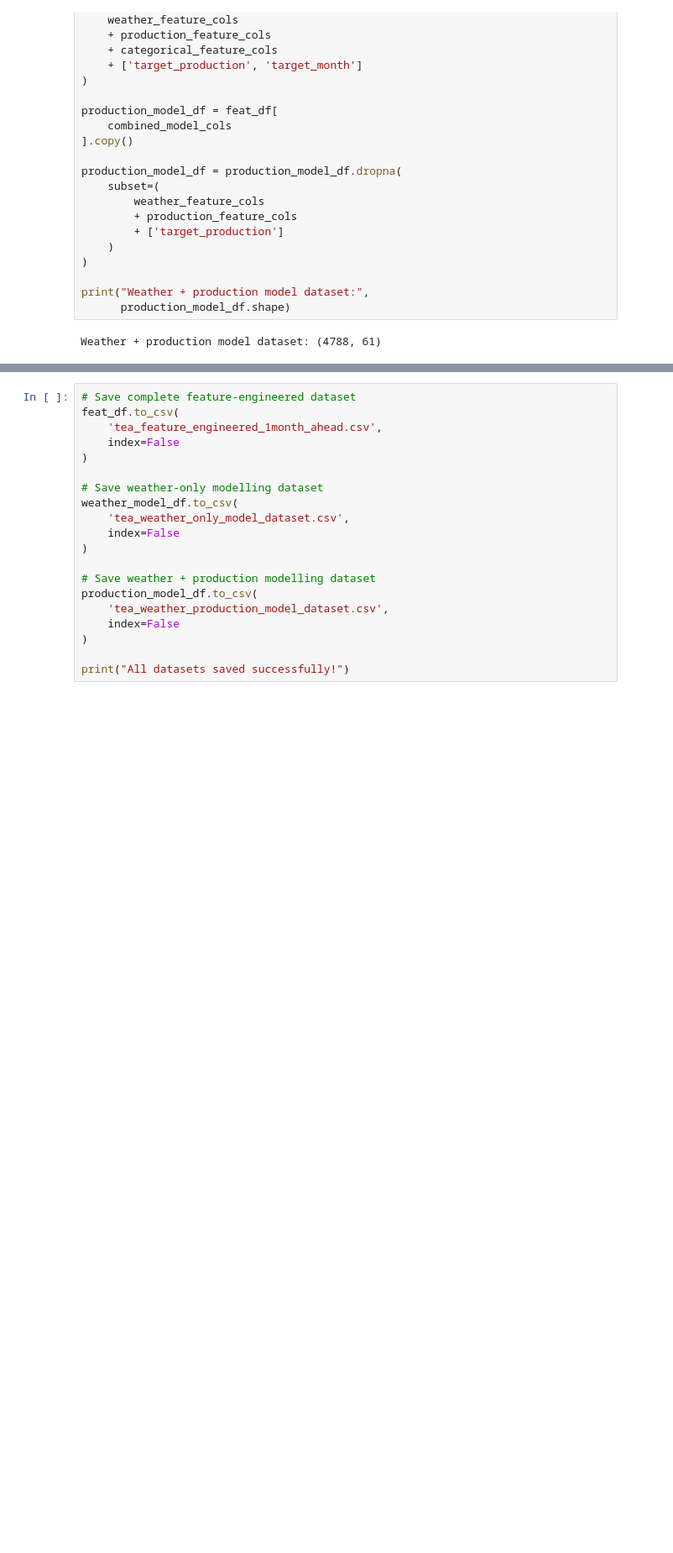
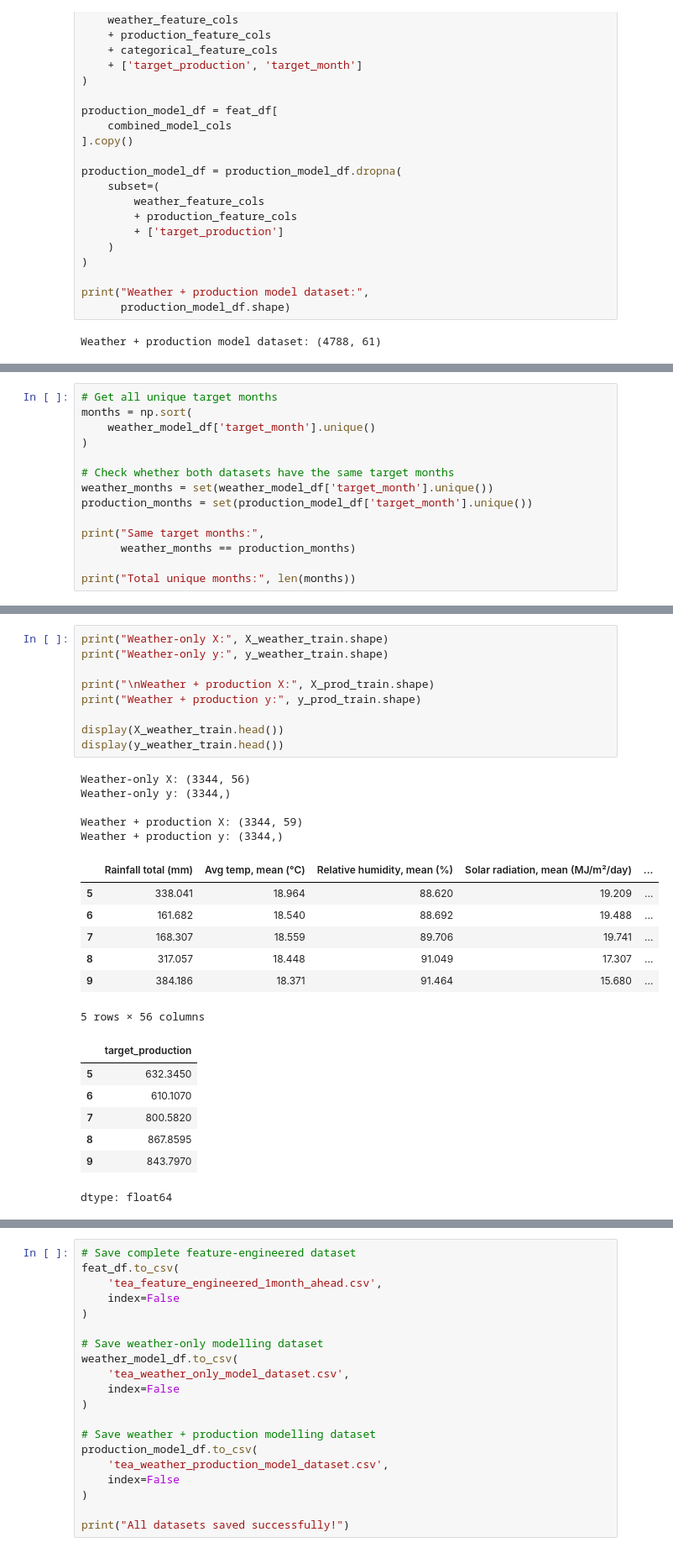
Before and after one commit to methasha20250805/DSGP, a Jupyter notebook: DSGP_FeatureEnginnering.ipynb, the cells around one changed output, grey strips where cells are left out. Shown at 84% size. Drawn from its saved outputs; the diff is of its cells as text; blank space fills up the shorter version.

```diff
--- a/DSGP_FeatureEnginnering.ipynb
+++ b/DSGP_FeatureEnginnering.ipynb
@@ -533,0 +567,14 @@ Weather + production model dataset: (4788, 61)
+# %%
+# Get all unique target months
+months = np.sort(
+    weather_model_df['target_month'].unique()
+)
+
+# Check whether both datasets have the same target months
+weather_months = set(weather_model_df['target_month'].unique())
+production_months = set(production_model_df['target_month'].unique())
+
+print("Same target months:",
+      weather_months == production_months)
+
+print("Total unique months:", len(months))
@@ -533,0 +679,29 @@ Weather + production model dataset: (4788, 61)
+# %%
+print("Weather-only X:", X_weather_train.shape)
+print("Weather-only y:", y_weather_train.shape)
+
+print("\nWeather + production X:", X_prod_train.shape)
+print("Weather + production y:", y_prod_train.shape)
+
+display(X_weather_train.head())
+display(y_weather_train.head())
+# %% [output]
+Weather-only X: (3344, 56)
+Weather-only y: (3344,)
+
+Weather + production X: (3344, 59)
+Weather + production y: (3344,)
+|  | Rainfall total (mm) | Avg temp, mean (°C) | Relative humidity, mean (%) | Solar radiation, mean (MJ/m²/day) | ... |
+| 5 | 338.041 | 18.964 | 88.620 | 19.209 | ... |
+| 6 | 161.682 | 18.540 | 88.692 | 19.488 | ... |
+| 7 | 168.307 | 18.559 | 89.706 | 19.741 | ... |
+| 8 | 317.057 | 18.448 | 91.049 | 17.307 | ... |
+| 9 | 384.186 | 18.371 | 91.464 | 15.680 | ... |
+5 rows × 56 columns
+|  | target_production |
+| 5 | 632.3450 |
+| 6 | 610.1070 |
+| 7 | 800.5820 |
+| 8 | 867.8595 |
+| 9 | 843.7970 |
+dtype: float64
```
Also changed, not shown: parts of 15 cells of this notebook.
